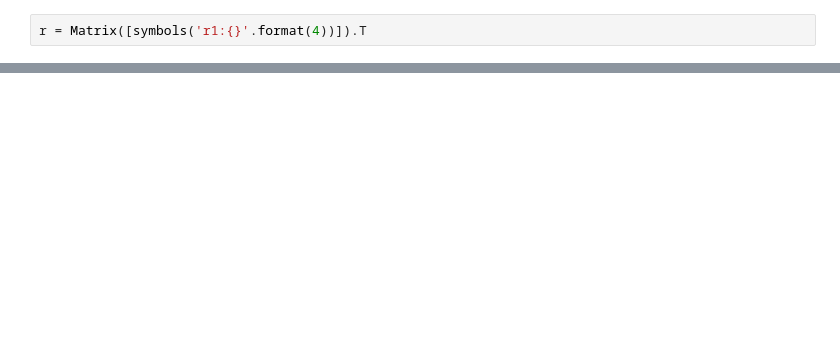
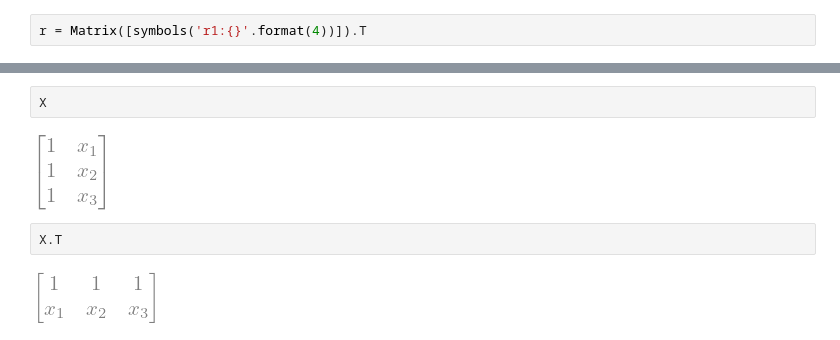
Before and after one commit to subthalamic/subthalamic, a Jupyter notebook: theory/regression/OLS-just-algebra.ipynb, the cells around one changed output, grey strips where cells are left out. Drawn from its saved outputs; the diff is of its cells as text; blank space fills up the shorter version.

```diff
--- a/theory/regression/OLS-just-algebra.ipynb
+++ b/theory/regression/OLS-just-algebra.ipynb
@@ -79,3 +79,11 @@ $\displaystyle \left[\begin{matrix}y_{1} \left(\frac{x_{1} \left(- x_{1} - x_{2}
+# %%
+X
+# %% [output]
+[figure, added]
+# %%
+X.T
+# %% [output]
+[figure, added]
 # %%
 X.T*X
 # %% [output]
```
Also changed, not shown: parts of 17 cells of this notebook, 5 other files.
